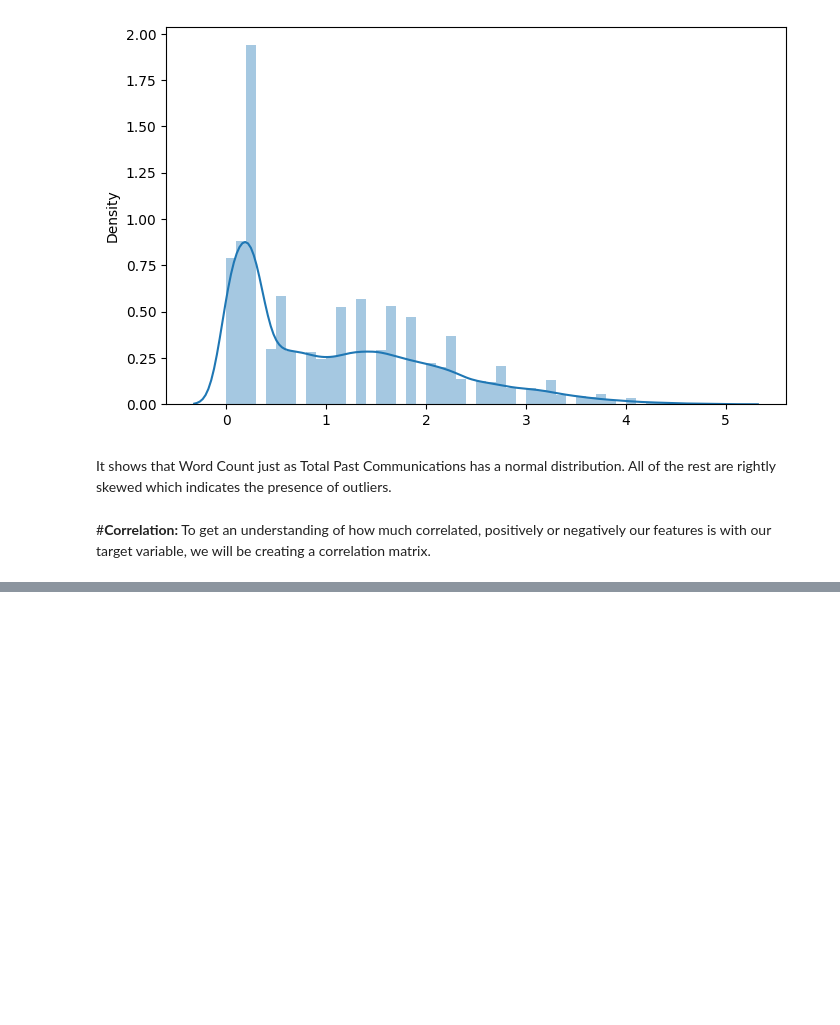
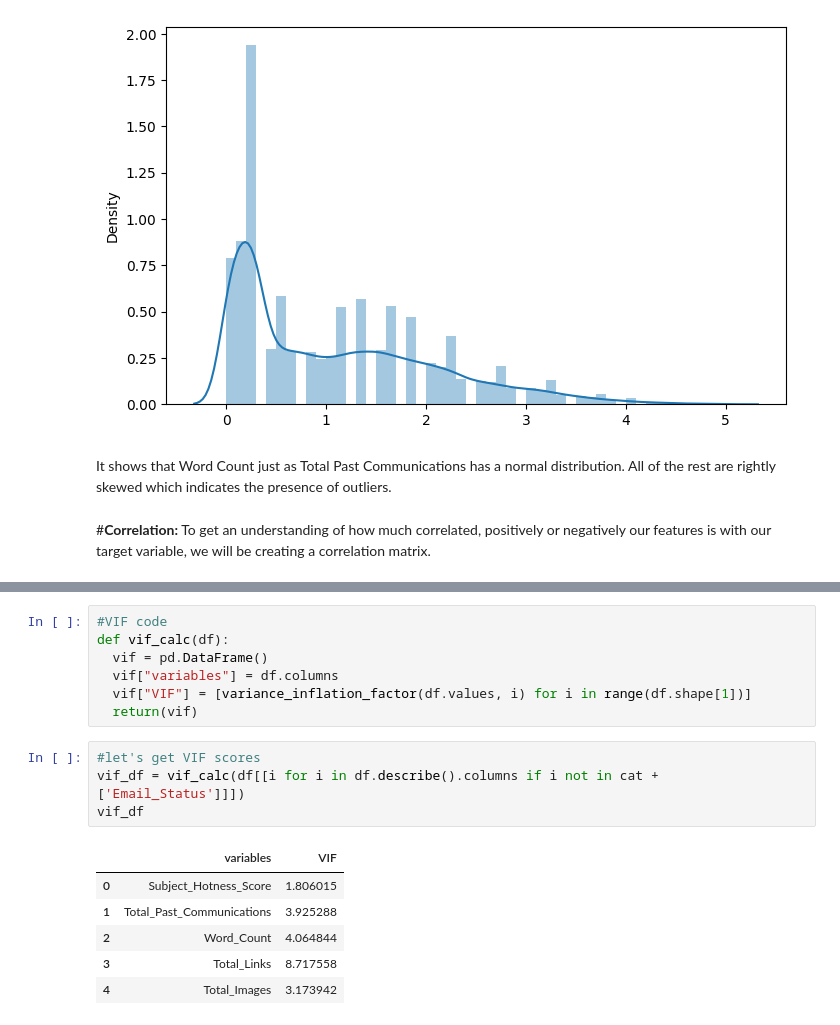
Before and after one commit to vak1997/Email_Campaign_Effectiveness, a Jupyter notebook: Email_Campaign_Effectiveness_Capstone_Project3.ipynb, the cells around one changed output, grey strips where cells are left out. Saved outputs shown, nothing was run; the diff lists cells and outputs as text; blank space fills up the shorter version.

```diff
--- a/Email_Campaign_Effectiveness_Capstone_Project3.ipynb
+++ b/Email_Campaign_Effectiveness_Capstone_Project3.ipynb
@@ -345,0 +470,18 @@ We can see multicollinearity involved in  Total links and Total Images.we will h
+# %%
+#VIF code
+def vif_calc(df):
+  vif = pd.DataFrame()
+  vif["variables"] = df.columns
+  vif["VIF"] = [variance_inflation_factor(df.values, i) for i in range(df.shape[1])]
+  return(vif)
+# %%
+#let's get VIF scores
+vif_df = vif_calc(df[[i for i in df.describe().columns if i not in cat + ['Email_Status']]])
+vif_df
+# %% [output]
+|  | variables | VIF |
+| 0 | Subject_Hotness_Score | 1.806015 |
+| 1 | Total_Past_Communications | 3.925288 |
+| 2 | Word_Count | 4.064844 |
+| 3 | Total_Links | 8.717558 |
+| 4 | Total_Images | 3.173942 |
```
Also changed, not shown: parts of 34 cells of this notebook.
